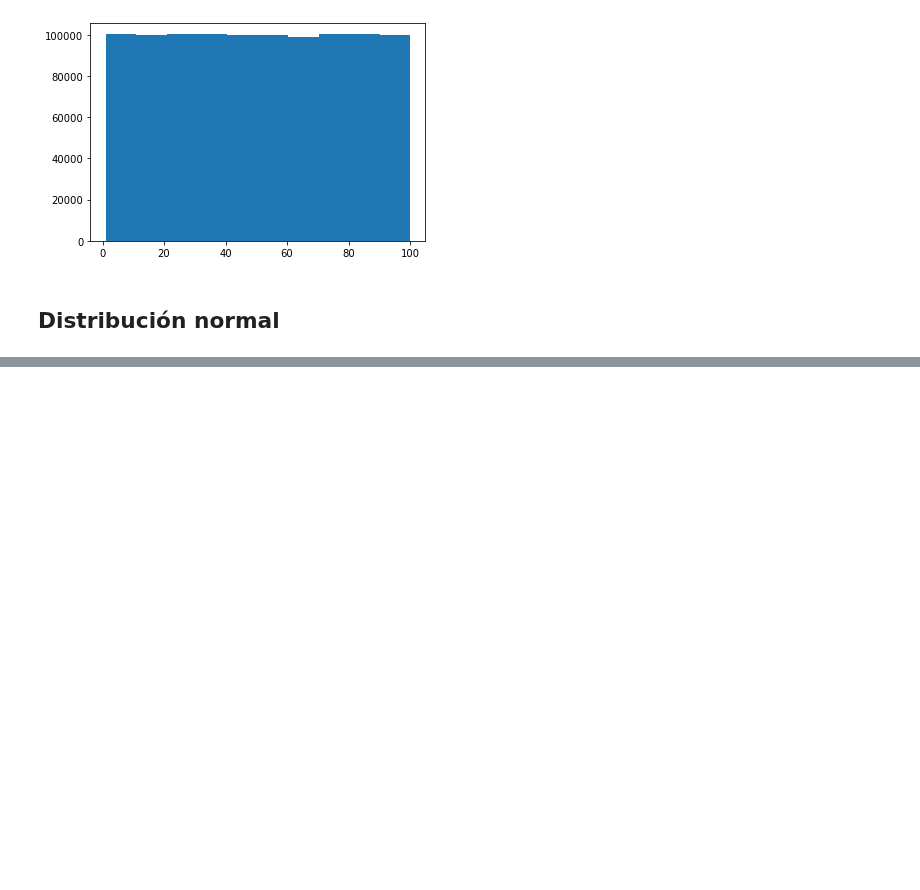
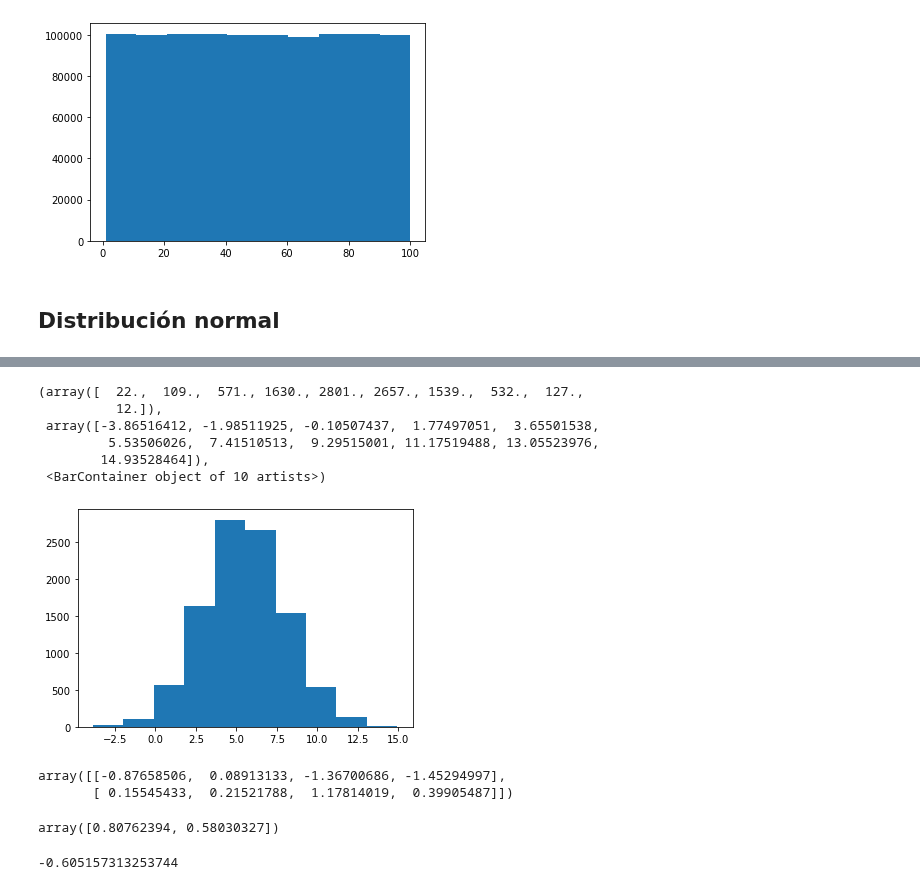
Before and after one commit to tomasvdh/python-ml-course, a Jupyter notebook: mynotebooks/T2 - 2 - Data Cleaning - Funciones de distribución de probabilidad.ipynb, the cells around one changed output, grey strips where cells are left out. Cells and saved outputs as stored; diff of their text form; code cells hidden in the pictures; blank space fills up the shorter version.

```diff
--- a/mynotebooks/T2 - 2 - Data Cleaning - Funciones de distribución de probabilidad.ipynb
+++ b/mynotebooks/T2 - 2 - Data Cleaning - Funciones de distribución de probabilidad.ipynb
@@ -43,0 +49,37 @@ plt.hist(data2)
+# %%
+# mu = media
+# sd = desviación típica
+# Z = normal estándar
+mu = 5.5
+sd = 2.5
+Z = np.random.randn(10000)
+
+data3 = mu+sd*Z # Z = (X - mu) / sd -> N(0,1), X = mu + sd * Z
+plt.hist(data3)
+# %% [output]
+(array([  22.,  109.,  571., 1630., 2801., 2657., 1539.,  532.,  127.,
+          12.]),
+ array([-3.86516412, -1.98511925, -0.10507437,  1.77497051,  3.65501538,
+         5.53506026,  7.41510513,  9.29515001, 11.17519488, 13.05523976,
+        14.93528464]),
+ <BarContainer object of 10 artists>)
+[figure, added]
+# %%
+# np.random.randn(arrays,elementos)
+data4 = np.random.randn(2,4)
+data4
+# %% [output]
+array([[-0.87658506,  0.08913133, -1.36700686, -1.45294997],
+       [ 0.15545433,  0.21521788,  1.17814019,  0.39905487]])
+# %%
+# np.random.randn(elementos)
+data5 = np.random.randn(2)
+data5
+# %% [output]
+array([0.80762394, 0.58030327])
+# %%
+# np.random.randn() = 1 solo elemento
+data6 = np.random.randn()
+data6
+# %% [output]
+-0.605157313253744
```
Also changed, not shown: parts of 4 cells of this notebook.
